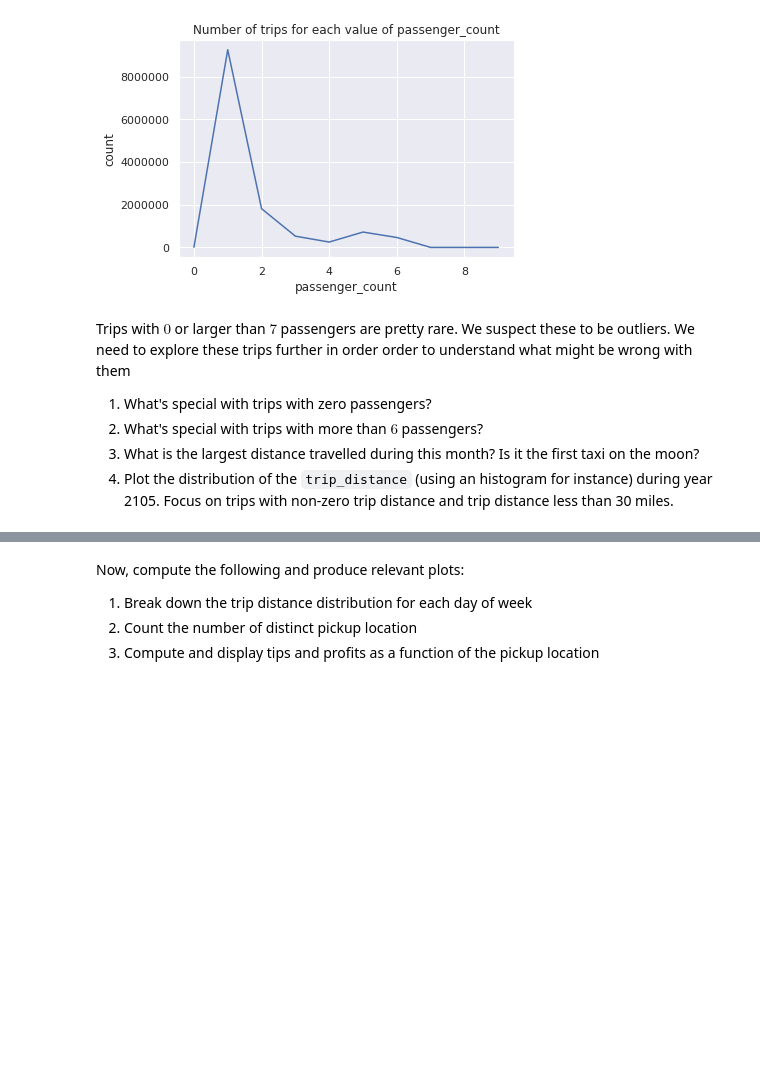
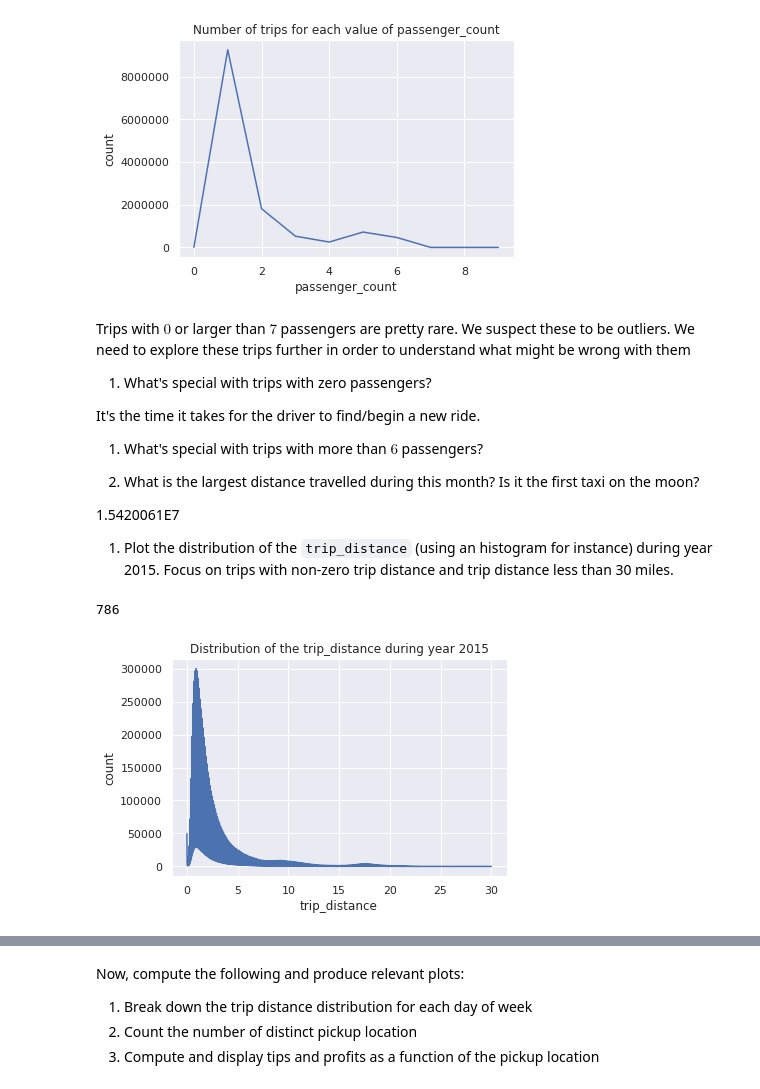
Before and after one commit to idardo97/big_data, a Jupyter notebook: homework03.ipynb, the cells around one changed output, grey strips where cells are left out. Cells and saved outputs as stored; diff of their text form; code cells hidden in the pictures; blank space fills up the shorter version.

```diff
--- a/homework03.ipynb
+++ b/homework03.ipynb
@@ -150,3 +139,16 @@ spark = (SparkSession
+# %%
+#spark-submit --num-executors 4 --executor-memory 7G --driver-memory 2G --executor-cores 8 --class \"YourClassName\" --master yarn-client
+
+#Start the SparkSession
+
+conf = SparkConf().setAppName("Homework 3")
+sc = SparkContext(conf=conf)
+
+spark = (SparkSession
+    .builder
+    .appName("Homework 3")
+    .getOrCreate()
+)
 # %%
 df_15_03 = spark.read\
              .format('csv')\
@@ -395,13 +392,60 @@ plt.show()
 # %% [markdown]
 Trips with $0$ or larger than $7$ passengers are pretty rare.
 We suspect these to be outliers.
-We need to explore these trips further in order order to understand what might be wrong
+We need to explore these trips further in order to understand what might be wrong
 with them
 
 1. What's special with trips with zero passengers?
+
+It's the time it takes for the driver to find/begin a new ride.
+
 1. What's special with trips with more than $6$ passengers?
+
+
+
 1. What is the largest distance travelled during this month? Is it the first taxi on the moon?
-1. Plot the distribution of the `trip_distance` (using an histogram for instance) during year 2105. Focus on trips with non-zero trip distance and trip distance less than 30 miles.
+
+1.5420061E7
+
+1. Plot the distribution of the `trip_distance` (using an histogram for instance) during year 2015. Focus on trips with non-zero trip distance and trip distance less than 30 miles.
+# %%
+mar15_0_psgr = mar15_filtred.where(col('passenger_count')==0)\
+                            .orderBy(mar15_filtred.trip_distance.desc())
+#mar15_0_psgr.show(5)
+
+#largest distance with 0 passengers: 24.1
+
+
+mar15_6_psgr = mar15_filtred.where(col('passenger_count')>=6)\
+
+#mar15_6_psgr.show(5)
+
+#largest distance with more than 6 passengers: 61.75
+
+largest_dist_15 = mar15_filtred.orderBy(mar15_filtred.trip_distance.desc())\
+                    .limit(1)
+#largest_dist_15.show()
+
+nb_0dist_6 =mar15_filtred.where(col('passenger_count')>=6).where(col('trip_distance')==0).count()
+nb_0dist_6
+# %% [output]
+786
+# %%
+mar15_trip_dist = mar15_filtred.where(col('trip_distance').between(0, 30))\
+                                .groupBy(col('trip_distance'))\
+                                .count()
+
+sns.set()
+
+g = sns.lineplot(x = "trip_distance",
+                 y = "count",
+                 data = mar15_trip_dist.toPandas()).set_title("Distribution of the trip_distance during year 2015")
+
+plt.show()
+
+#ax = mar15_trip_dist.toPandas().plot.hist(by='trip_distance',bins=15).set_title("Distribution of the trip_distance during year 2015")
+# %% [output]
+[figure, added]
 # %% [markdown]
 Let's look at what Spark does for these computations
 
```
Also changed, not shown: parts of 10 cells of this notebook.
